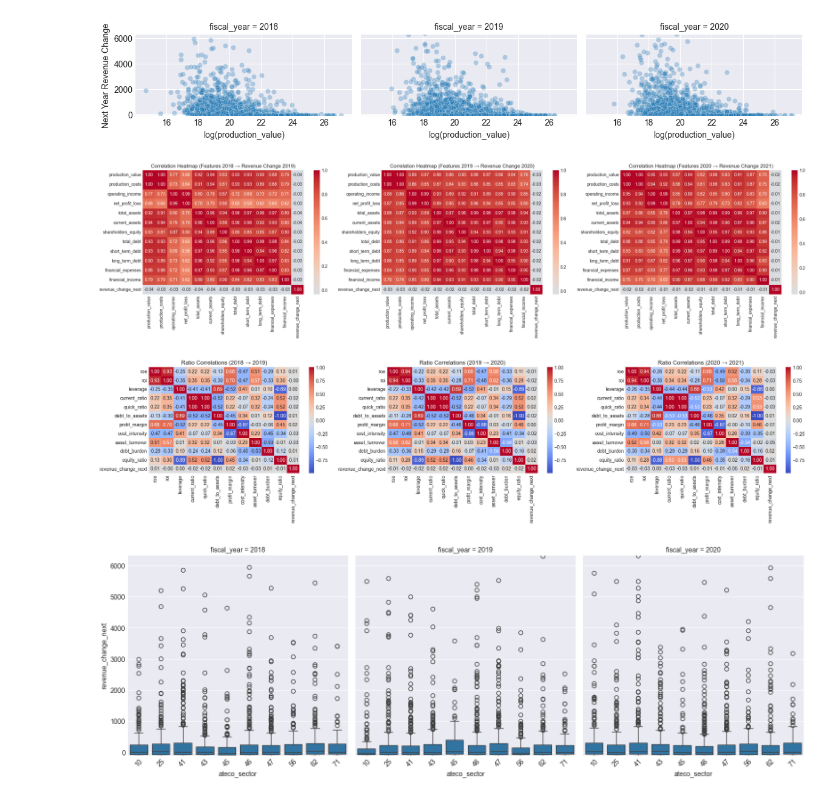
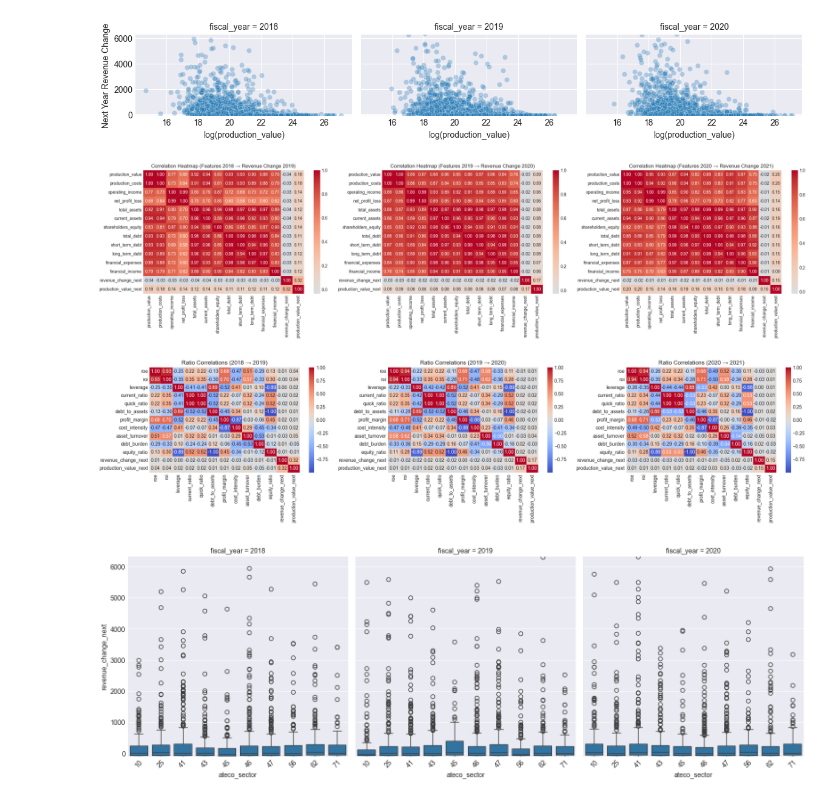
Before and after one commit to KorayAydin3k/Expert_AI_project, a Jupyter notebook: notebook/starter_template_2.ipynb, the cells around one changed output. Drawn from its saved outputs; the diff is of its cells as text; code cells hidden in the pictures.

```diff
--- a/notebook/starter_template_2.ipynb
+++ b/notebook/starter_template_2.ipynb
@@ -306,7 +306,8 @@ important_features = [
     'long_term_debt',
     'financial_expenses',
     'financial_income',
-    'revenue_change_next'
+    'revenue_change_next',
+    'production_value_next'
 ]
 
 years = sorted(eda_df['fiscal_year'].unique())
@@ -333,7 +334,7 @@ for i, year in enumerate(years):
 plt.tight_layout()
 plt.show()
 # %% [output]
-[figure, old version]
+[figure, new version]
 # %%
 ratio_features = [
     'roe',
@@ -346,35 +347,36 @@ ratio_features = [
     'cost_intensity',
     'asset_turnover',
     'debt_burden',
     'equity_ratio',
-    'revenue_change_next'
+    'revenue_change_next',
+    'production_value_next'
 ]
 
 years = sorted(eda_df['fiscal_year'].unique())
 
 fig, axes = plt.subplots(1, len(years), figsize=(7 * len(years), 5))
 if len(years) == 1:
     axes = [axes]
 
 for i, year in enumerate(years):
     df_year = eda_df[eda_df['fiscal_year'] == year]
     corr = df_year[ratio_features].corr()
 
     sns.heatmap(
         corr,
         annot=True,
         fmt=".2f",
         cmap="coolwarm",
         center=0,
         ax=axes[i]
     )
 
     axes[i].set_title(f"Ratio Correlations ({year} \u2192 {year+1})")
 
 plt.tight_layout()
 plt.show()
 # %% [output]
-[figure, old version]
+[figure, new version]
 # %%
 top_sectors = eda_df['ateco_sector'].value_counts().nlargest(10).index
 
```
Also changed, not shown: parts of 1 cell of this notebook.
